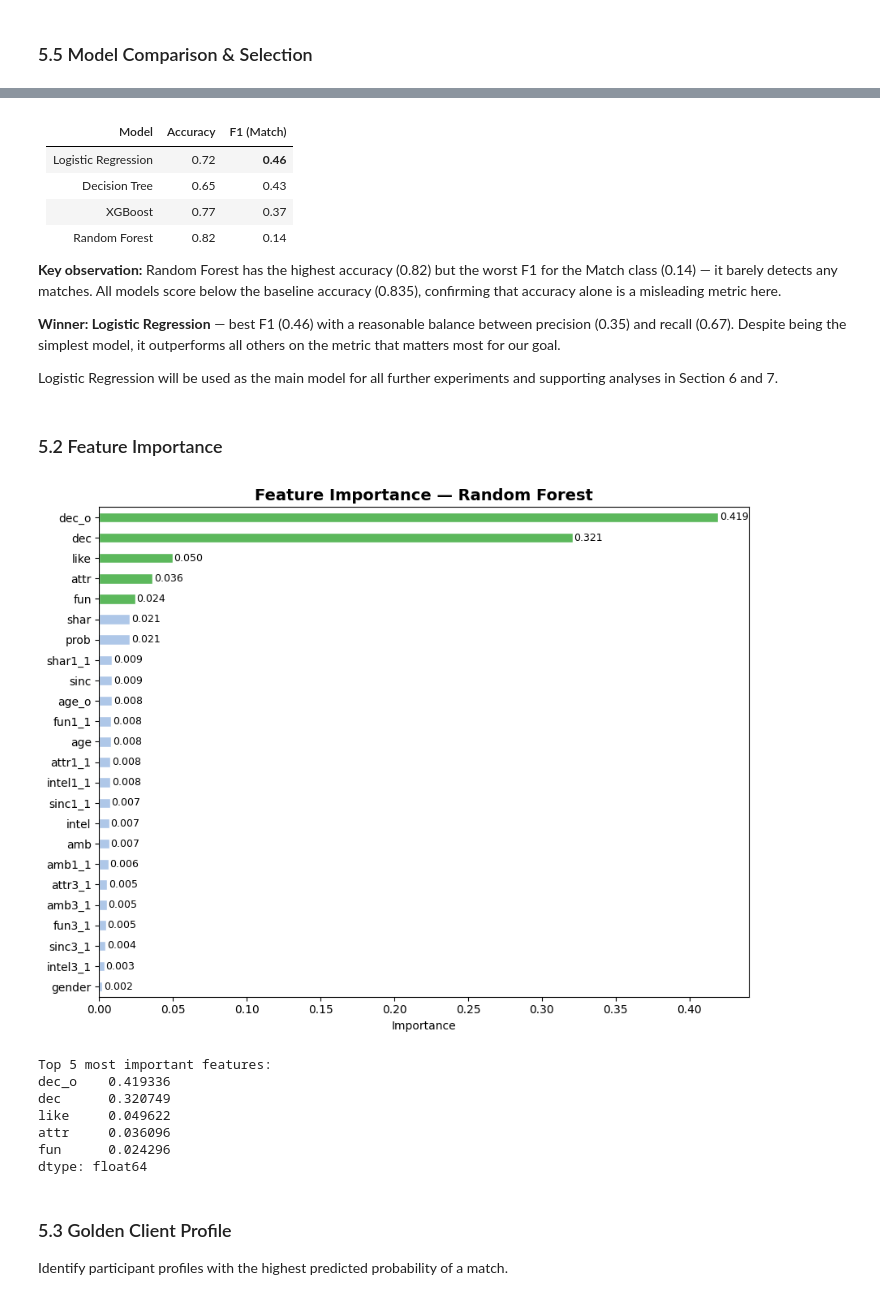
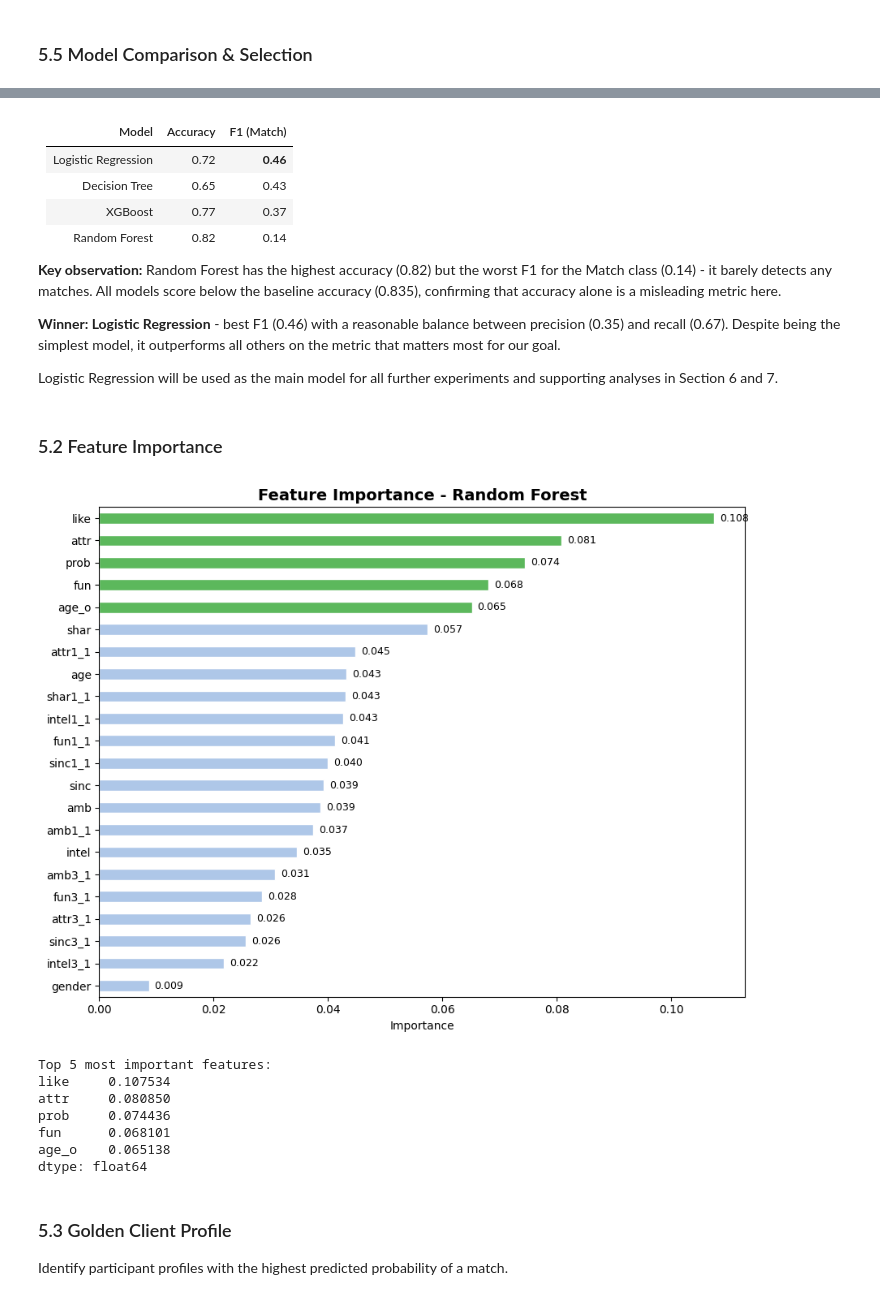
Before and after one commit to rszgosz/Data-Mining, a Jupyter notebook: speed_dating_part2.ipynb, the cells around one changed output, grey strips where cells are left out. Saved outputs shown, nothing was run; the diff lists cells and outputs as text; code cells hidden in the pictures.

```diff
--- a/speed_dating_part2.ipynb
+++ b/speed_dating_part2.ipynb
@@ -425,11 +440,11 @@ Logistic Regression  0.717627    0.456641
 | Random Forest | 0.82 | 0.14 |
 
 **Key observation:** Random Forest has the highest accuracy (0.82) but the worst F1
-for the Match class (0.14) — it barely detects any matches. All models score below
+for the Match class (0.14) - it barely detects any matches. All models score below
 the baseline accuracy (0.835), confirming that accuracy alone is a misleading metric
 here.
 
-**Winner: Logistic Regression** — best F1 (0.46) with a reasonable balance between
+**Winner: Logistic Regression** - best F1 (0.46) with a reasonable balance between
 precision (0.35) and recall (0.67). Despite being the simplest model, it outperforms
 all others on the metric that matters most for our goal.
 
@@ -440,30 +455,30 @@ and supporting analyses in Section 6 and 7.
 # %%
 
 importances = pd.Series(rf.feature_importances_, index=feature_cols).sort_values(ascending=True)
 
-# Kolorowanie — zielony dla top 5, szary reszta
+# Kolorowanie - zielony dla top 5, szary reszta
 colors = ['#5cb85c' if i >= len(importances) - 5 else '#aec7e8' for i in range(len(importances))]
 
 fig, ax = plt.subplots(figsize=(9, 7))
 importances.plot(kind='barh', ax=ax, color=colors, edgecolor='white')
-ax.set_title('Feature Importance — Random Forest', fontsize=14, fontweight='bold')
+ax.set_title('Feature Importance - Random Forest', fontsize=14, fontweight='bold')
 ax.set_xlabel('Importance')
 for i, val in enumerate(importances.values):
     ax.text(val + 0.001, i, f'{val:.3f}', va='center', fontsize=9)
 plt.tight_layout()
 plt.savefig('plot_rf_feature_importance.png', bbox_inches='tight')
 plt.show()
 
 print("\nTop 5 most important features:")
 print(importances.tail(5).sort_values(ascending=False))
 # %% [output]
-[figure, old version]
+[figure, new version]
 Top 5 most important features:
-dec_o    0.419336
-dec      0.320749
-like     0.049622
-attr     0.036096
-fun      0.024296
+like     0.107534
+attr     0.080850
+prob     0.074436
+fun      0.068101
+age_o    0.065138
 dtype: float64
 # %% [markdown]
 ### 5.3 Golden Client Profile
```
Also changed, not shown: parts of 24 cells of this notebook, 14 other files.
